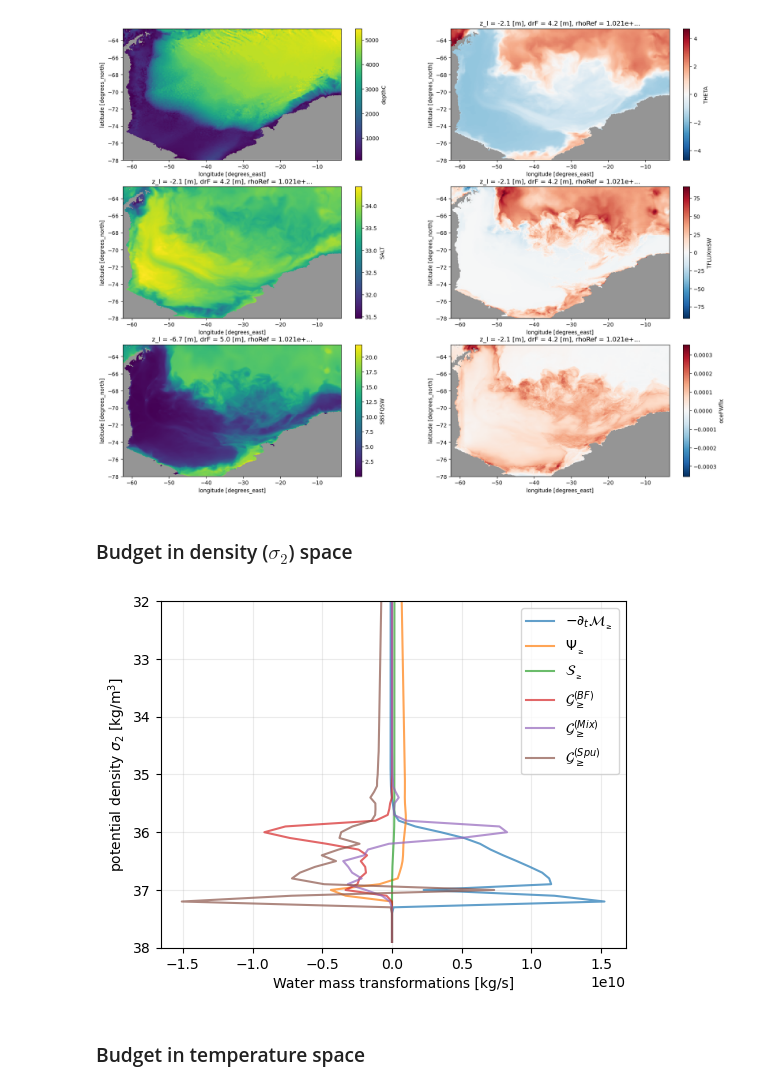
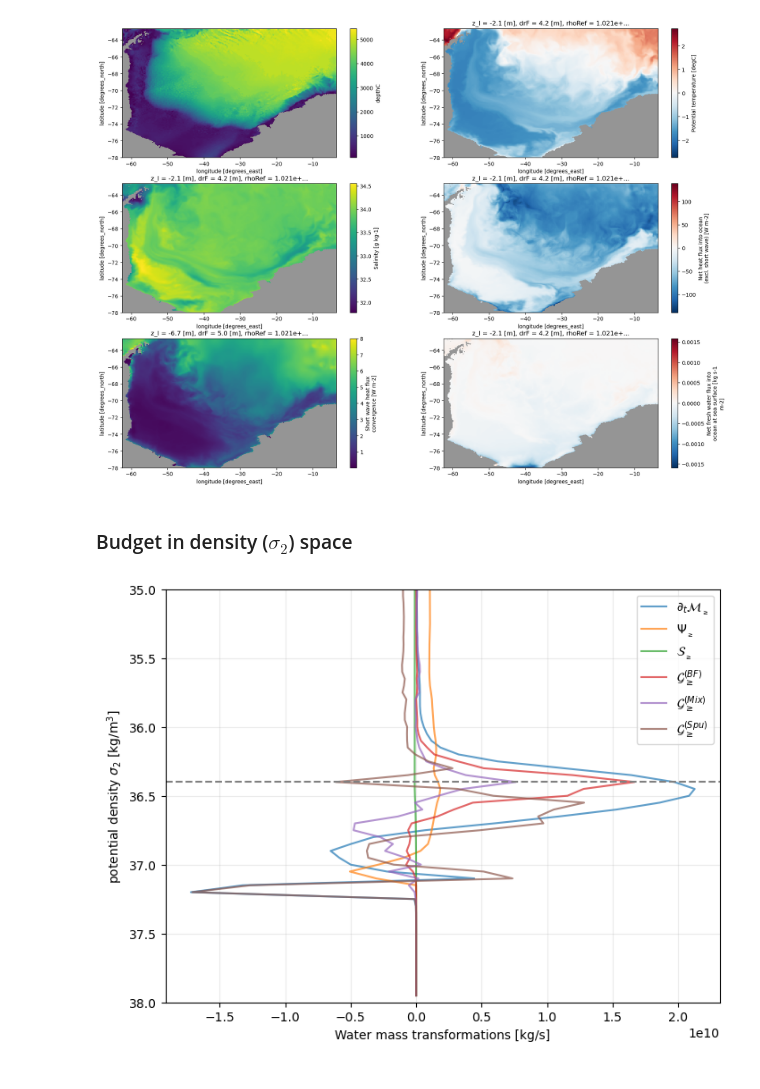
Before and after one commit to NelsonPoumaere/SOSE-budgets-closure, a Jupyter notebook: SOSE_water_mass_budgets.ipynb, the cells around one changed output. Drawn from its saved outputs; the diff is of its cells as text; code cells hidden in the pictures.

```diff
--- a/SOSE_water_mass_budgets.ipynb
+++ b/SOSE_water_mass_budgets.ipynb
@@ -43,3 +40,3 @@ File 'SOSE_xWMB_data_Weddell_january_2013.nc' already exists at ./data/SOSE_xWMB
 # %%
 # Open data set
-ds = xr.open_dataset("./data/SOSE_xWMB_data_Weddell_january_2013.nc")
+ds = xr.open_dataset("./data/SOSE_xWMB_data_Weddell_march_2013.nc")
@@ -97,7 +94,7 @@ ds.SBSFQSW.isel(time=0,z_l=1).where(ds.mask2D == 0).plot(ax=axs[2,0])
 ds.land.plot(ax=axs[2,1], cmap="Greys", vmin=0.5, vmax=1.5, add_colorbar=False)
 ds.oceFWflx.isel(time=0,z_l=0).where(ds.mask2D == 0).plot(ax=axs[2,1]);
 # %% [output]
-[figure, old version]
+[figure, new version]
 # %%
 import yaml
 with open("./SOSE.yaml", "r") as stream:
@@ -106,9 +103,20 @@ with open("./SOSE.yaml", "r") as stream:
 xbudget.collect_budgets(grid, xbudget_dict)
 # %% [markdown]
 ### Budget in density ($\sigma_2$) space
+# %%
+# specific tracer that defines the water mass
+lam = "sigma2"
+
+# Define lambda bin edges:
+# These will be: [lambda_min -dlambda/2, lambda_min + dlambda/2, ..... , lambda_max - dlambda/2, lambda_max + dlambda/2]
+
+lambda_min = 20.0
+lambda_max = 38.0
+dlambda = 0.05
+
+bins=np.arange(lambda_min-dlambda/2, lambda_max+dlambda/2, dlambda)
 # %%
-# specific tracer that defines the water mass
-lam = "sigma2"
+
 
 import warnings
 with warnings.catch_warnings():
@@ -121,28 +129,26 @@ with warnings.catch_warnings():
     )
     wmb.assert_zero_transport = False
 
-    wmb.mass_budget(lam, greater_than=True,default_bins=[20.,38.,0.1])
+    wmb.mass_budget(lam, greater_than=True,bins=bins)
     wmt = wmb.wmt.squeeze()
     wmt.load()
 # %%
-plt.figure(figsize=(6,4.5))
+plt.figure(figsize=(8,6))
 
 kwargs = {"alpha":0.7, "lw":1.5}
 
-plt.plot(-wmt.mass_tendency,                wmt.sigma2_l_target, label=r"$-\partial_{t} \mathcal{M}_{_{\geq}}$",**kwargs)
+plt.plot( wmt.mass_tendency,                wmt.sigma2_l_target, label=r"$\partial_{t} \mathcal{M}_{_{\geq}}$",**kwargs)
 plt.plot( wmt.convergent_mass_transport,    wmt.sigma2_l_target, label=r"$\Psi_{_{\geq}}$",                   **kwargs)
 plt.plot( wmt.mass_source,                  wmt.sigma2_l_target, label=r"$\mathcal{S}_{_{\geq}}$",            **kwargs)
 plt.plot( wmt.boundary_fluxes,              wmt.sigma2_l_target, label=r"$\mathcal{G}^{(BF)}_{\geq}$",      **kwargs)
 plt.plot( wmt.diffusion,                    wmt.sigma2_l_target, label=r"$\mathcal{G}^{(Mix)}_{\geq}$",     **kwargs)
 plt.plot( wmt.spurious_numerical_mixing,    wmt.sigma2_l_target, label=r"$\mathcal{G}^{(Spu)}_{\geq}$", **kwargs)
-#plt.axhline(34, color="grey", linestyle="dashed")
+plt.axhline(36.4, color="grey", linestyle="dashed")
 
 plt.legend(loc="upper right")
 plt.grid(True, alpha=0.25)
 plt.ylabel(r"potential density $\sigma_{2}$ [kg/m$^{3}$]");
 plt.xlabel("Water mass transformations [kg/s]")
-plt.ylim(38, 32);
+plt.ylim(38, 35);
 # %% [output]
-[figure, old version]
+[figure, new version]
-# %% [markdown]
-### Budget in temperature space
```
Also changed, not shown: parts of 14 cells of this notebook.
